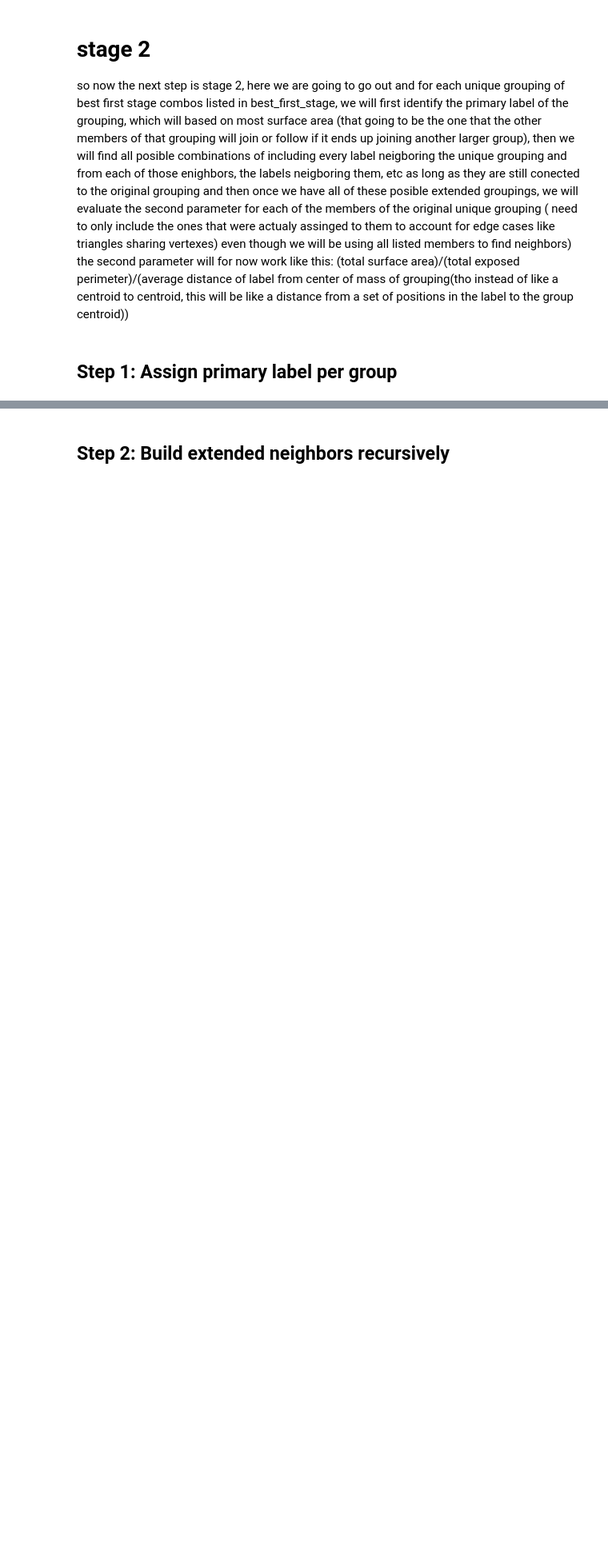
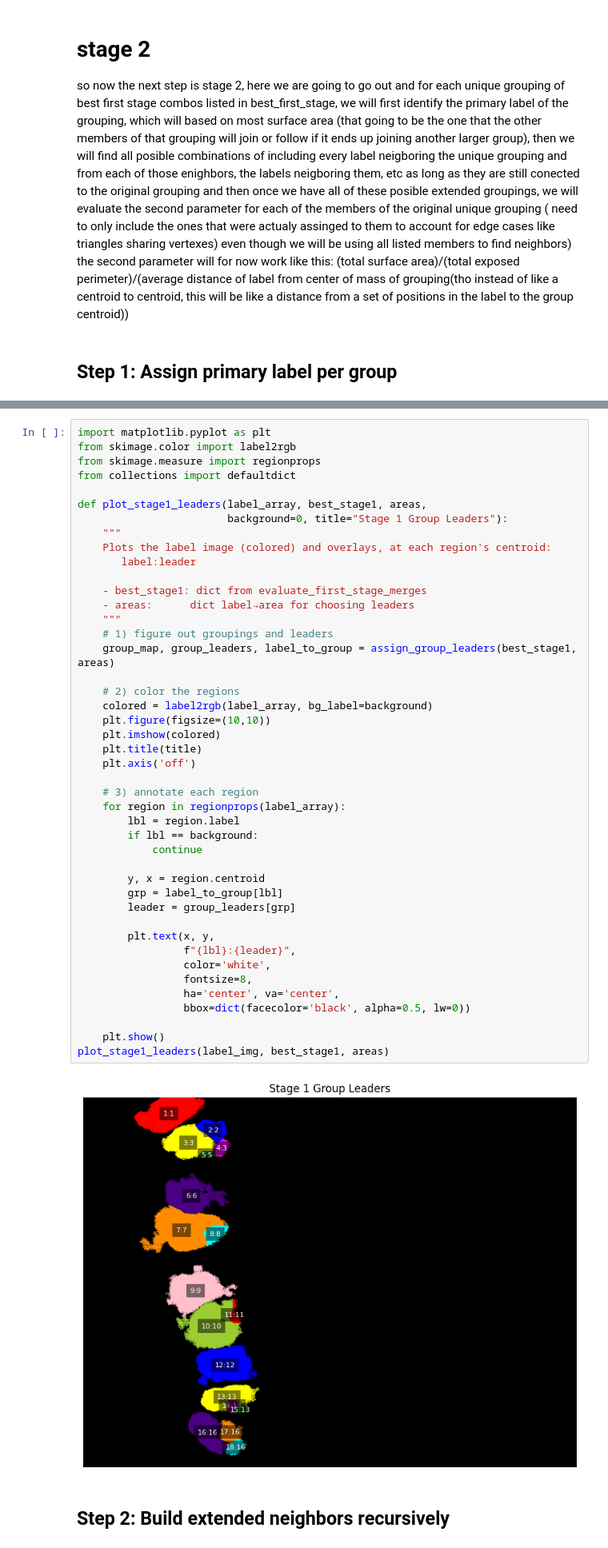
Before and after one commit to pbert5/lysozyme-stain-quantification, a Jupyter notebook: component development/mergeLogic/merge_logic_developmemnt.ipynb, the cells around one changed output, grey strips where cells are left out. Shown at 80% size. Cells and saved outputs as stored; diff of their text form; blank space fills up the shorter version.

```diff
--- a/component development/mergeLogic/merge_logic_developmemnt.ipynb
+++ b/component development/mergeLogic/merge_logic_developmemnt.ipynb
@@ -551,3 +613,49 @@ def assign_group_leaders(best_stage1, areas):
+# %%
+import matplotlib.pyplot as plt
+from skimage.color import label2rgb
+from skimage.measure import regionprops
+from collections import defaultdict
+
+def plot_stage1_leaders(label_array, best_stage1, areas,
+                        background=0, title="Stage 1 Group Leaders"):
+    """
+    Plots the label image (colored) and overlays, at each region's centroid:
+       label:leader
+
+    - best_stage1: dict from evaluate_first_stage_merges
+    - areas:      dict label→area for choosing leaders
+    """
+    # 1) figure out groupings and leaders
+    group_map, group_leaders, label_to_group = assign_group_leaders(best_stage1, areas)
+
+    # 2) color the regions
+    colored = label2rgb(label_array, bg_label=background)
+    plt.figure(figsize=(10,10))
+    plt.imshow(colored)
+    plt.title(title)
+    plt.axis('off')
+
+    # 3) annotate each region
+    for region in regionprops(label_array):
+        lbl = region.label
+        if lbl == background:
+            continue
+
+        y, x = region.centroid
+        grp = label_to_group[lbl]
+        leader = group_leaders[grp]
+
+        plt.text(x, y,
+                 f"{lbl}:{leader}",
+                 color='white',
+                 fontsize=8,
+                 ha='center', va='center',
+                 bbox=dict(facecolor='black', alpha=0.5, lw=0))
+
+    plt.show()
+plot_stage1_leaders(label_img, best_stage1, areas)
+# %% [output]
+[figure, added]
 # %% [markdown]
 ## Step 2: Build extended neighbors recursively
 # %%
```
Also changed, not shown: parts of 5 cells of this notebook, 1 other file.
